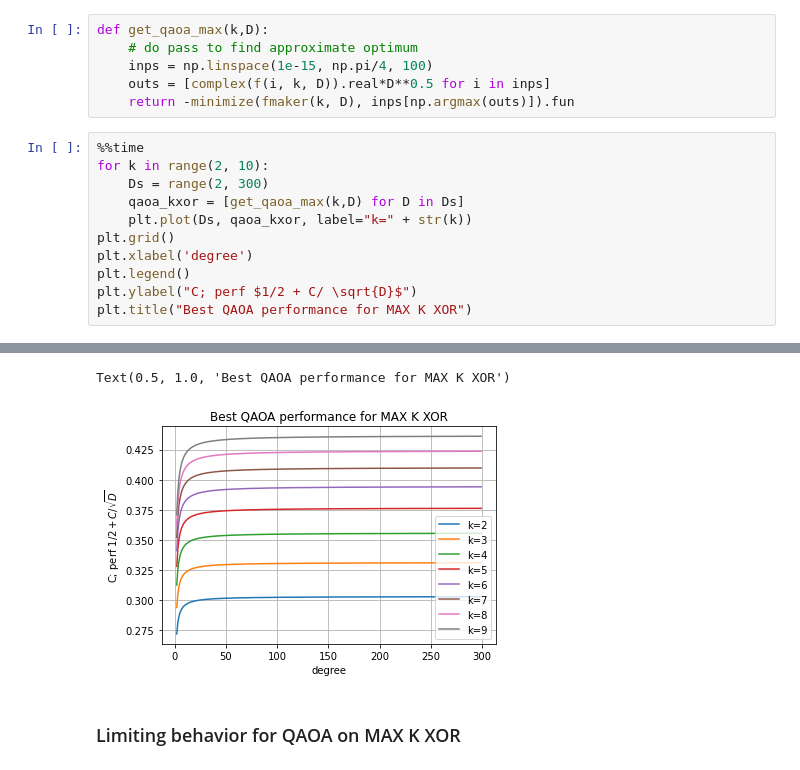
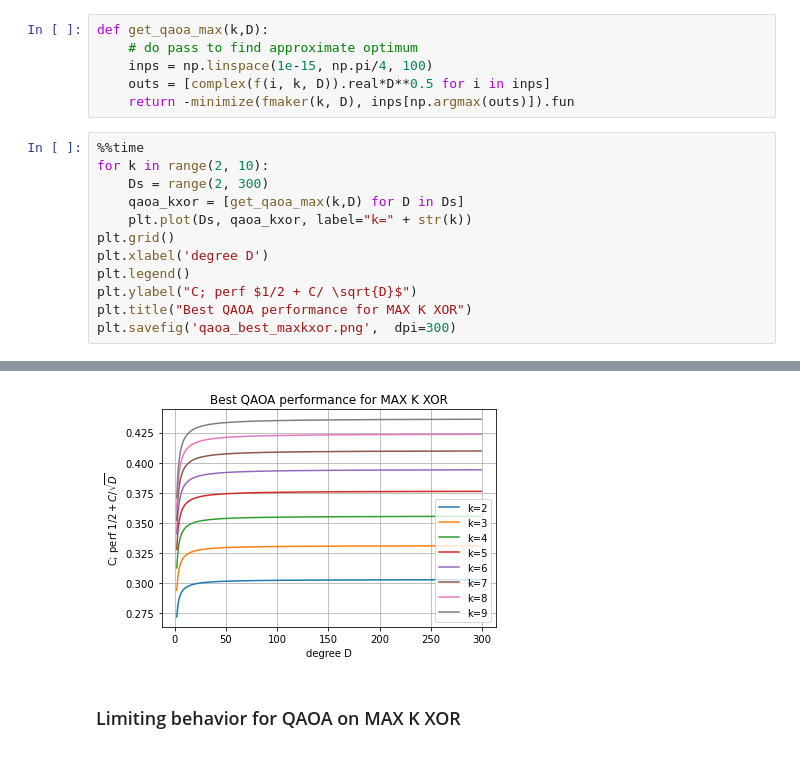
Before and after one commit to marwahaha/QuAIL-2021, a Jupyter notebook: maxkxor.ipynb, the cells around one changed output, grey strips where cells are left out. Cells and saved outputs as stored; diff of their text form.

```diff
--- a/maxkxor.ipynb
+++ b/maxkxor.ipynb
@@ -478,8 +478,9 @@ for k in range(2, 10):
     qaoa_kxor = [get_qaoa_max(k,D) for D in Ds]
     plt.plot(Ds, qaoa_kxor, label="k=" + str(k))
 plt.grid()
-plt.xlabel('degree')
+plt.xlabel('degree D')
 plt.legend()
 plt.ylabel("C; perf $1/2 + C/ \sqrt{D}$")
 plt.title("Best QAOA performance for MAX K XOR")
+plt.savefig('qaoa_best_maxkxor.png',  dpi=300)
 # %% [output]
@@ -488,5 +489,4 @@ Wall time: 7.02 s
-Text(0.5, 1.0, 'Best QAOA performance for MAX K XOR')
-[figure, old version]
+[figure, new version]
 # %% [markdown]
 ### Limiting behavior for QAOA on MAX K XOR
 # %%
```
Also changed, not shown: parts of 6 cells of this notebook, 1 other file.
